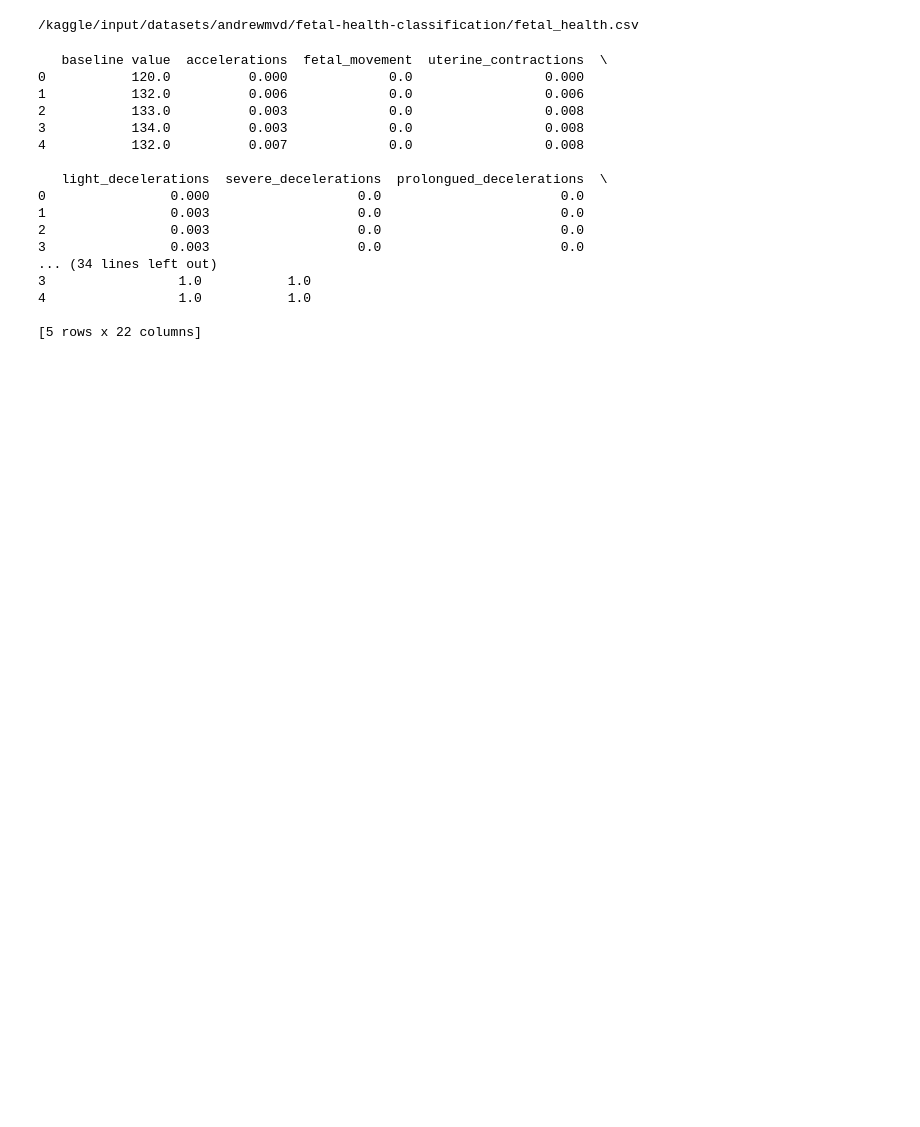
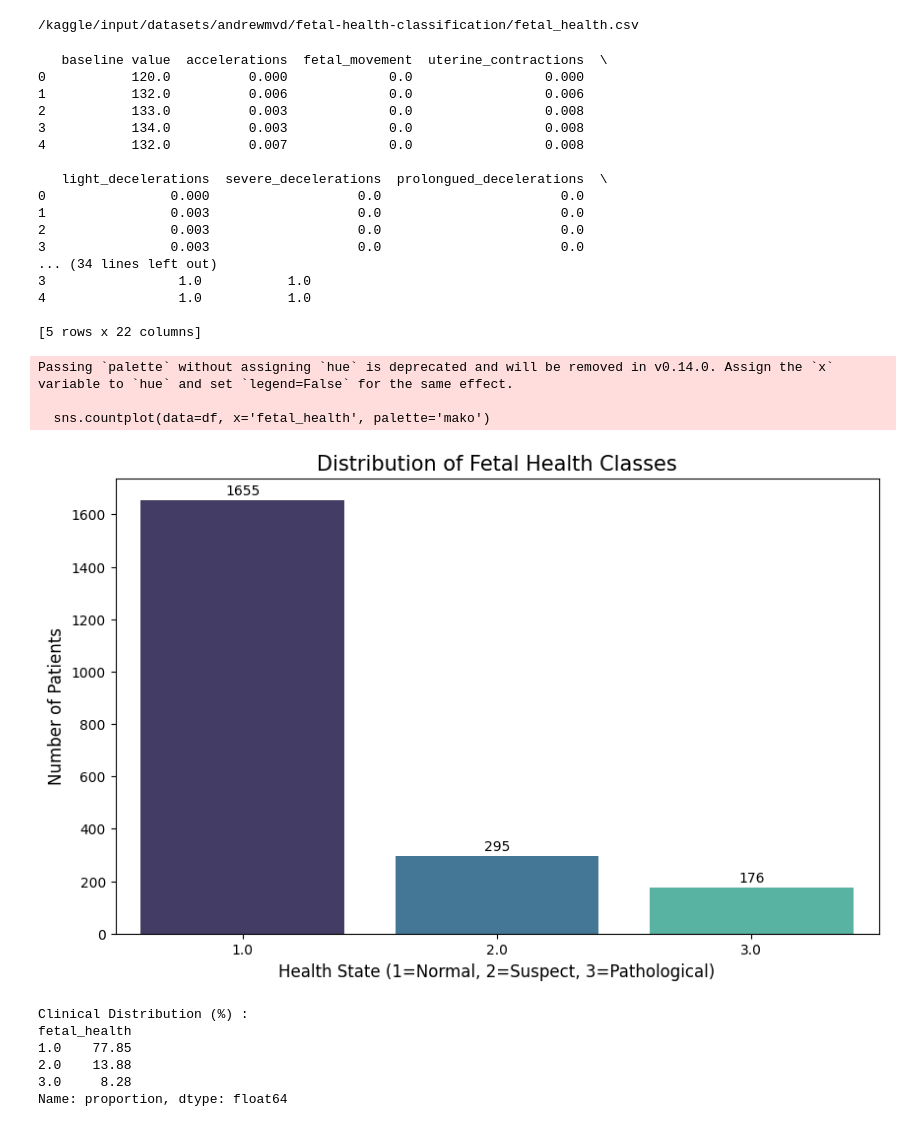
Before and after one commit to Awais123-creator/Fetal_Health_Physiological_Analysis, a Jupyter notebook: fetal_health_analysis.ipynb, the cells around one changed output. Cells and saved outputs as stored; diff of their text form; code cells hidden in the pictures; blank space fills up the shorter version.

Commit message:
Stage 2: Added Target Class Analysis and visualized class imbalance

```diff
--- a/fetal_health_analysis.ipynb
+++ b/fetal_health_analysis.ipynb
@@ -44,3 +44,37 @@ print (df.head())
 4                 1.0           1.0
 
 [5 rows x 22 columns]
+# %%
+#Step_2: Plotting the data and analysing
+import matplotlib.pyplot as plt
+import seaborn as sns
+
+#1.0 = Normal | 2.0 = Suspect | 3.0 = Pathological
+plt.figure(figsize=(10, 6))
+sns.countplot(data=df, x='fetal_health', palette='mako')
+
+plt.title('Distribution of Fetal Health Classes', fontsize=15)
+plt.xlabel('Health State (1=Normal, 2=Suspect, 3=Pathological)', fontsize=12)
+plt.ylabel('Number of Patients', fontsize=12)
+
+# Adding the exact counts on top of the bars for clarity
+for i in range(len(df['fetal_health'].value_counts())):
+    count = df['fetal_health'].value_counts().iloc[i]
+    plt.text(i, count + 10, str(count), ha='center', va='bottom')
+
+plt.show()
+
+# Print the mathematical imbalance
+print("Clinical Distribution (%) :")
+print(round(df['fetal_health'].value_counts(normalize=True) * 100, 2))
+# %% [output]
+Passing `palette` without assigning `hue` is deprecated and will be removed in v0.14.0. Assign the `x` variable to `hue` and set `legend=False` for the same effect.
+
+  sns.countplot(data=df, x='fetal_health', palette='mako')
+[figure, added]
+Clinical Distribution (%) :
+fetal_health
+1.0    77.85
+2.0    13.88
+3.0     8.28
+Name: proportion, dtype: float64
```
